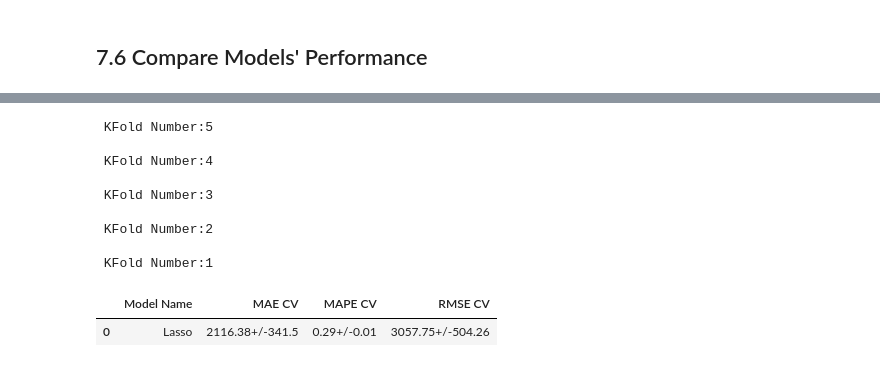
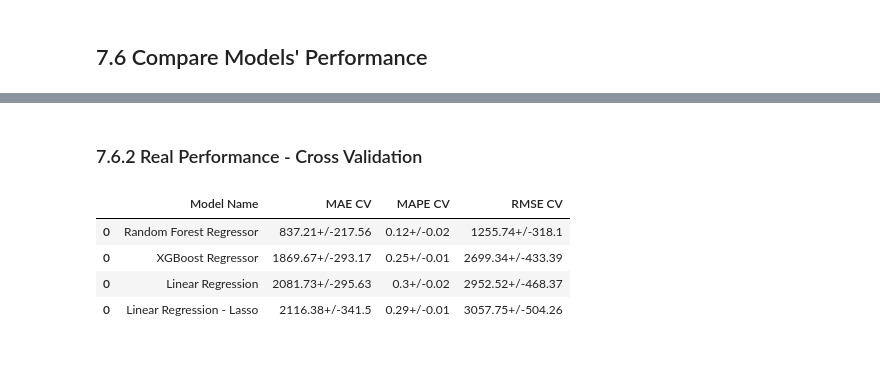
Before and after one commit to MarinaOnohara/Rossmann_Project, a Jupyter notebook: Notebooks/m07_v01_store_sales_prediction.ipynb, the cells around one changed output, grey strips where cells are left out. Drawn from its saved outputs; the diff is of its cells as text; code cells hidden in the pictures.

```diff
--- a/Notebooks/m07_v01_store_sales_prediction.ipynb
+++ b/Notebooks/m07_v01_store_sales_prediction.ipynb
@@ -1758,0 +1808,10 @@ lrr_result
+# %%
+# Cross Validation fórmula. A performance real do modelo é o resultado da média de 5 cortes e desvio padrão para treino e teste.
+lrr_result_cv = cross_validation(
+    x_training,
+    kfold = 5,
+    model_name = 'Linear Regression - Lasso',
+    model= lrr,
+    verbose = False)
+
+lrr_result_cv
@@ -1778,0 +1845,10 @@ rf_result
+# %%
+# Cross Validation fórmula. A performance real do modelo é o resultado da média de 5 cortes e desvio padrão para treino e teste.
+rf_result_cv = cross_validation(
+    x_training,
+    kfold = 5,
+    model_name = 'Random Forest Regressor',
+    model= rf,
+    verbose = True)
+
+rf_result_cv
@@ -1801,0 +1893,10 @@ xgb_result
+# %%
+# Cross Validation fórmula. A performance real do modelo é o resultado da média de 5 cortes e desvio padrão para treino e teste.
+xgb_result_cv = cross_validation(
+    x_training,
+    kfold = 5,
+    model_name = 'XGBoost Regressor',
+    model= model_xgb,
+    verbose = True)
+
+xgb_result_cv
@@ -1970,16 +1929,11 @@ a
-# %%
-model = Lasso(alpha=0.01)
-a = cross_validation(x_training,5, 'Lasso', model,verbose = True)
-a
-# %% [output]
- KFold Number:5
-
- KFold Number:4
-
- KFold Number:3
-
- KFold Number:2
-
- KFold Number:1
-|  | Model Name | MAE CV | MAPE CV | RMSE CV |
-| 0 | Lasso | 2116.38+/-341.5 | 0.29+/-0.01 | 3057.75+/-504.26 |
+# %% [markdown]
+### 7.6.2 Real Performance - Cross Validation
+# %%
+modelling_result_cv = pd.concat([lr_result_cv, lrr_result_cv, rf_result_cv, xgb_result_cv])
+modelling_result_cv.sort_values('RMSE CV')
+# %% [output]
+|  | Model Name | MAE CV | MAPE CV | RMSE CV |
+| 0 | Random Forest Regressor | 837.21+/-217.56 | 0.12+/-0.02 | 1255.74+/-318.1 |
+| 0 | XGBoost Regressor | 1869.67+/-293.17 | 0.25+/-0.01 | 2699.34+/-433.39 |
+| 0 | Linear Regression | 2081.73+/-295.63 | 0.3+/-0.02 | 2952.52+/-468.37 |
+| 0 | Linear Regression - Lasso | 2116.38+/-341.5 | 0.29+/-0.01 | 3057.75+/-504.26 |
```
Also changed, not shown: parts of 30 cells of this notebook.
